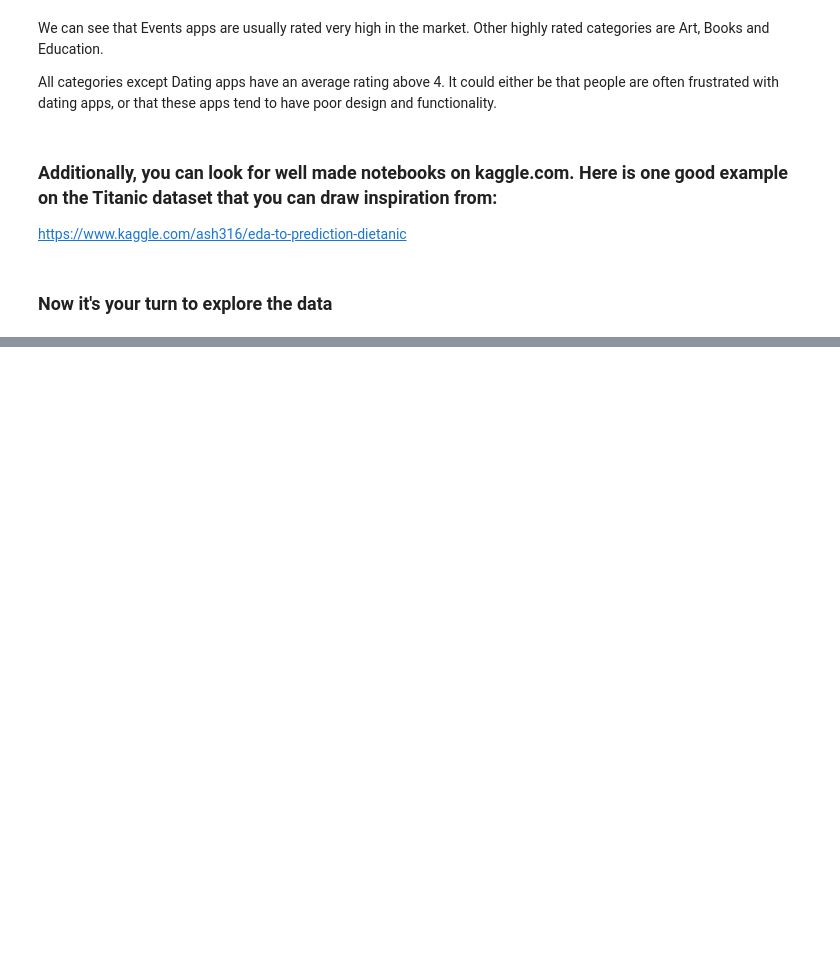
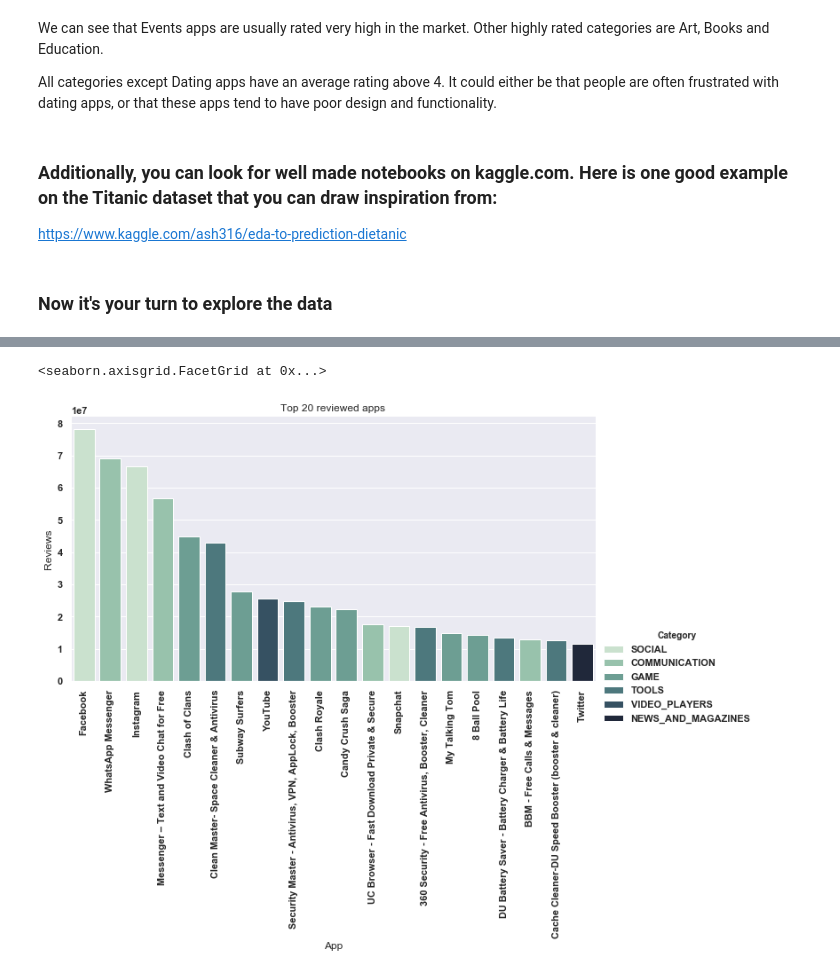
Before and after one commit to mustakarhu/ELY-Python-for-Data-Science, a Jupyter notebook: Project - Google Apps Analysis.ipynb, the cells around one changed output, grey strips where cells are left out. Saved outputs shown, nothing was run; the diff lists cells and outputs as text; code cells hidden in the pictures; blank space fills up the shorter version.

```diff
--- a/Project - Google Apps Analysis.ipynb
+++ b/Project - Google Apps Analysis.ipynb
@@ -130,0 +192,12 @@ sns.heatmap(apps.corr())
+# %%
+n = 20 # top n installed apps
+t = 1000000 # number of installs
+d = apps[(apps.Installs >= t)].sort_values(['Reviews', 'Installs'], ascending = False).head(n)
+rng = len(d.Category.unique())
+
+color = sns.cubehelix_palette(rng, start=0.0, rot=-.4)
+g = sns.catplot(x="App", y="Reviews", hue='Category', data=d, kind="bar", aspect = 1.8, palette=color, dodge=False).set(title = f'Top {n} reviewed apps')
+g.set_xticklabels(rotation = 90)
+# %% [output]
+<seaborn.axisgrid.FacetGrid at 0x...>
+[figure, added]
```
Also changed, not shown: parts of 12 cells of this notebook.
